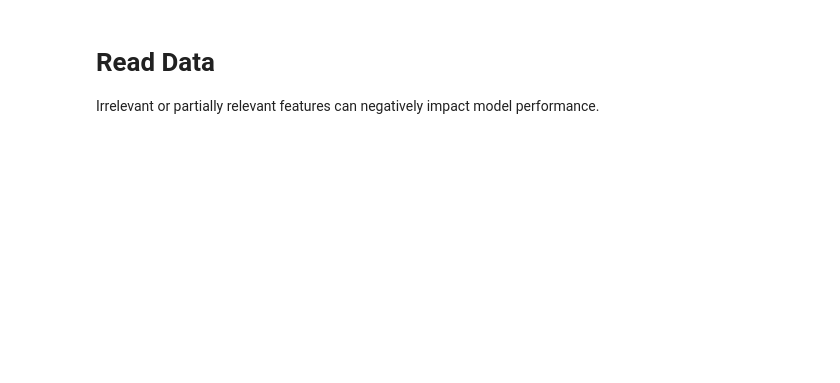
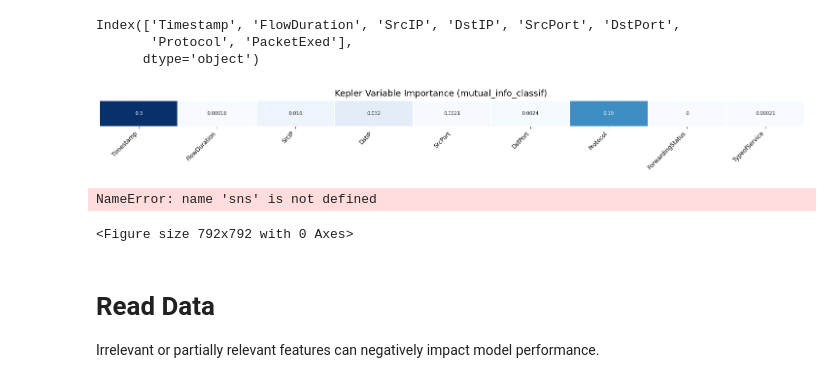
Before and after one commit to c-zhong/UGR-AIX, a Jupyter notebook: feature_selection.ipynb, the cells around one changed output. Cells and saved outputs as stored; diff of their text form; code cells hidden in the pictures; blank space fills up the shorter version.

```diff
--- a/feature_selection.ipynb
+++ b/feature_selection.ipynb
@@ -0,0 +148,4 @@
+# %%
+
+x_train.drop(labels=correlated_features, axis=1, inplace=True)
+x_test.drop(labels=correlated_features, axis=1, inplace=True)
@@ -0,0 +154,37 @@
+# %%
+
+from sklearn.feature_selection import mutual_info_classif, chi2
+from sklearn.feature_selection import SelectKBest, SelectPercentile
+from sklearn.tree import DecisionTreeClassifier, DecisionTreeRegressor
+from sklearn.metrics import roc_auc_score, mean_squared_error
+
+
+# select the number of features you want to retain.
+select_k = 8
+
+# get only the numerical features.
+numerical_x_train = x_train[x_train.select_dtypes([np.number]).columns]
+
+
+# create the SelectKBest with the mutual info strategy.
+selection = SelectKBest(mutual_info_classif, k=select_k).fit(numerical_x_train, y_train)
+
+# display the retained features.
+features = x_train.columns[selection.get_support()]
+print(features)
+# %% [output]
+Index(['Timestamp', 'FlowDuration', 'SrcIP', 'DstIP', 'SrcPort', 'DstPort',
+       'Protocol', 'PacketExed'],
+      dtype='object')
+# %%
+from sklearn.feature_selection import mutual_info_classif
+kepler_mutual_information = mutual_info_classif(numerical_x_train, y_train)
+
+plt.subplots(1, figsize=(26, 1))
+sns.heatmap(kepler_mutual_information[:, np.newaxis].T, cmap='Blues', cbar=False, linewidths=1, annot=True)
+plt.yticks([], [])
+plt.gca().set_xticklabels(data.columns[1:], rotation=45, ha='right', fontsize=12)
+#plt.suptitle("Variable Importance (mutual_info_classif)", fontsize=18, y=1.2)
+plt.gcf().subplots_adjust(wspace=0.2)
+# %% [output]
+[figure, added]
@@ -1,3 +195,25 @@
+# %%
+# creating set to hold the correlated features
+corr_features = set()
+
+# create the correlation matrix (default to pearson)
+corr_matrix = x_train.corr()
+
+# optional: display a heatmap of the correlation matrix
+plt.figure(figsize=(11,11))
+sns.heatmap(corr_matrix)
+
+for i in range(len(corr_matrix .columns)):
+    for j in range(i):
+        if abs(corr_matrix.iloc[i, j]) > 0.8:
+            colname = corr_matrix.columns[i]
+            corr_features.add(colname)
+
+#x_train.drop(labels=corr_features, axis=1, inplace=True)
+#x_test.drop(labels=corr_features, axis=1, inplace=True)
+# %% [output]
+NameError: name 'sns' is not defined
+<Figure size 792x792 with 0 Axes>
 # %% [markdown]
 # Read Data
 Irrelevant or partially relevant features can negatively impact model performance.
```
Also changed, not shown: parts of 28 cells of this notebook, 1 other file.
